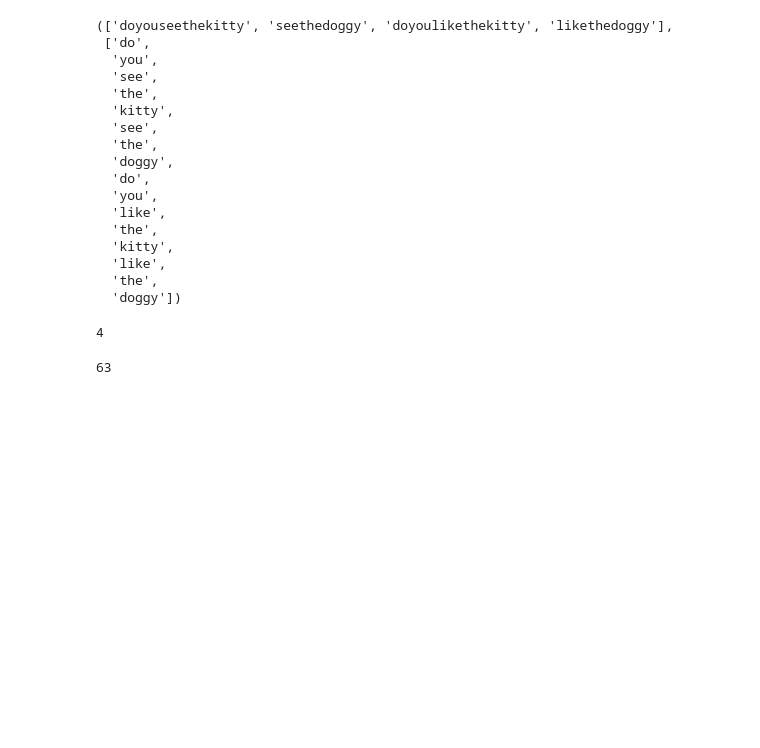
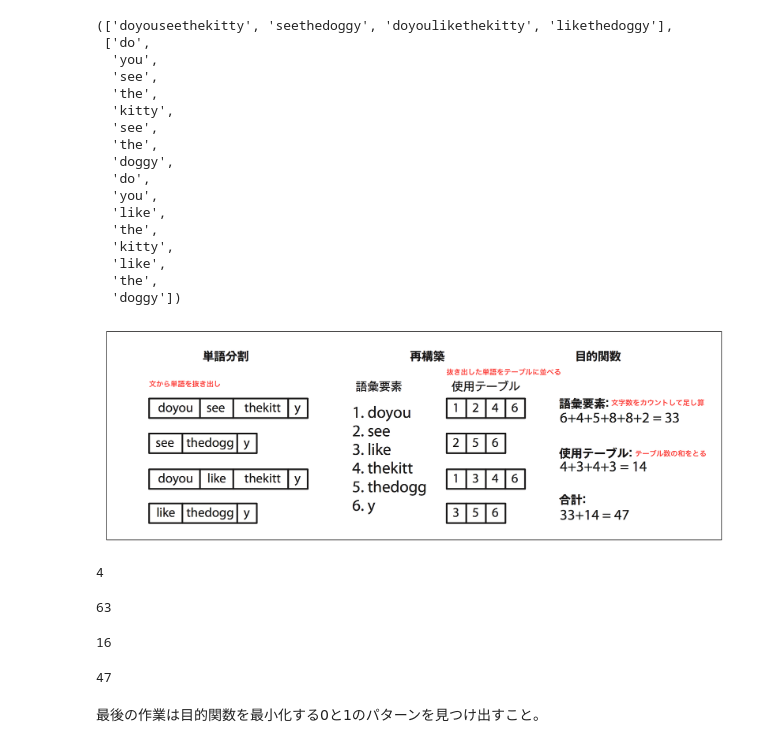
Before and after one commit to TakanoriHasebe/analyzing-text-with-nltk, a Jupyter notebook: 生テキストの処理.ipynb, the cells around one changed output. Saved outputs shown, nothing was run; the diff lists cells and outputs as text; code cells hidden in the pictures; blank space fills up the shorter version.

```diff
--- a/生テキストの処理.ipynb
+++ b/生テキストの処理.ipynb
@@ -579,4 +579,9 @@ segment(text, seg1), segment(text, seg2)
   'like',
   'the',
   'doggy'])
+# %%
+# seg1に対しての単語の目的関数の作成の仕方
+Image(filename='IMG/3-1.png', width=800)
+# %% [output]
+[figure, added]
 # %%
@@ -591,3 +597,10 @@ evaluate(text, seg1)
 # %% [output]
 4
 63
+# %%
+evaluate(text, seg2)
+# %% [output]
+16
+47
+# %% [markdown]
+最後の作業は目的関数を最小化する0と1のパターンを見つけ出すこと。
```
Also changed, not shown: parts of 29 cells of this notebook, 1 other file.
